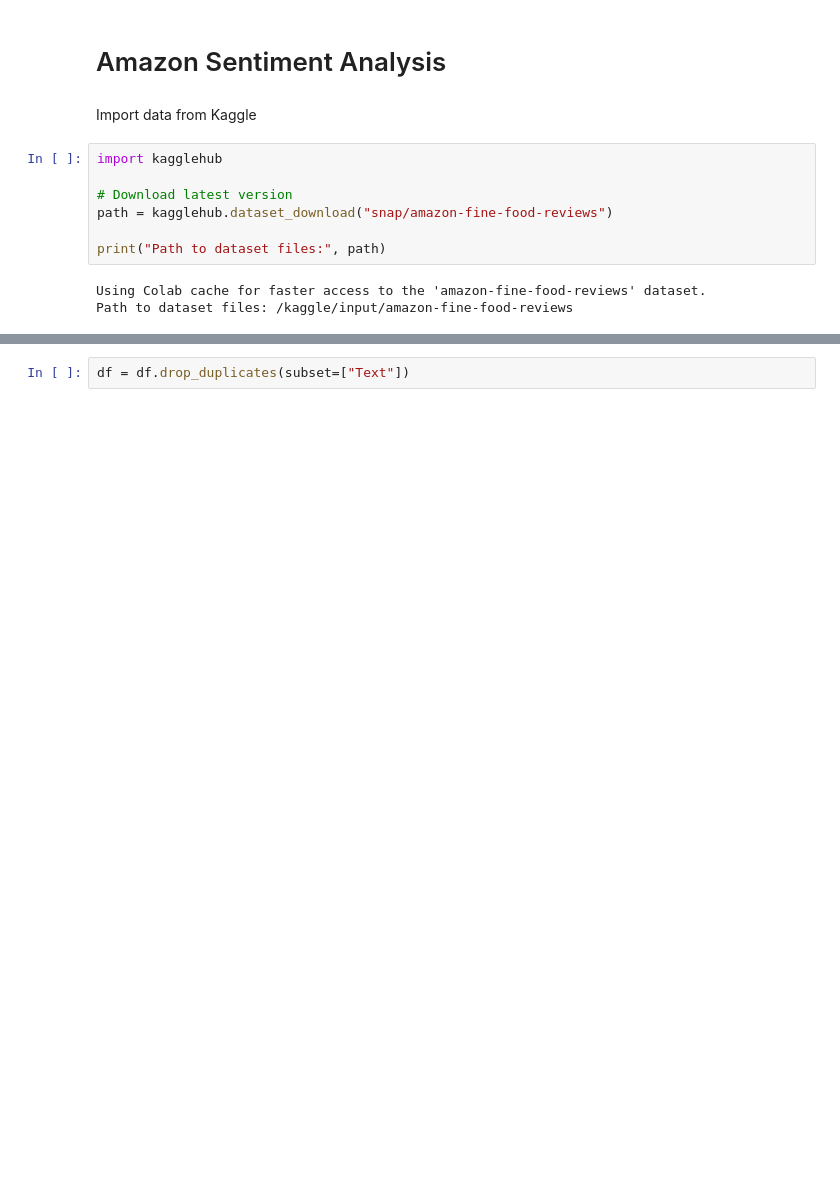
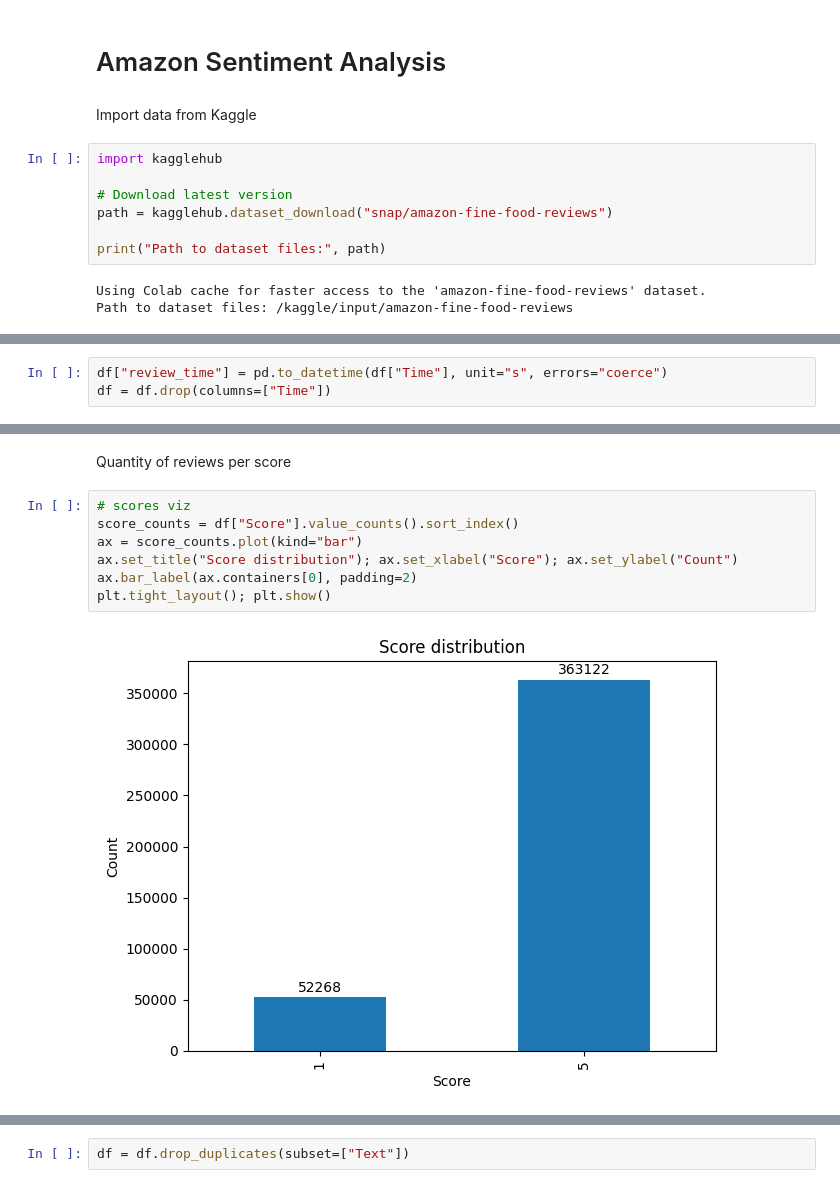
Before and after one commit to fernandes-s/nlp_sentiment_analysis, a Jupyter notebook: amazon_review_sentiment_eda.ipynb, the cells around one changed output, grey strips where cells are left out. Saved outputs shown, nothing was run; the diff lists cells and outputs as text; blank space fills up the shorter version.

```diff
--- a/amazon_review_sentiment_eda.ipynb
+++ b/amazon_review_sentiment_eda.ipynb
@@ -45,0 +55,3 @@ print(os.listdir(path))
+# %%
+df["review_time"] = pd.to_datetime(df["Time"], unit="s", errors="coerce")
+df = df.drop(columns=["Time"])
@@ -50,0 +141,11 @@ print(os.listdir(path))
+# %% [markdown]
+Quantity of reviews per score
+# %%
+# scores viz
+score_counts = df["Score"].value_counts().sort_index()
+ax = score_counts.plot(kind="bar")
+ax.set_title("Score distribution"); ax.set_xlabel("Score"); ax.set_ylabel("Count")
+ax.bar_label(ax.containers[0], padding=2)
+plt.tight_layout(); plt.show()
+# %% [output]
+[figure, added]
```
Also changed, not shown: parts of 122 cells of this notebook, 1 other file.
